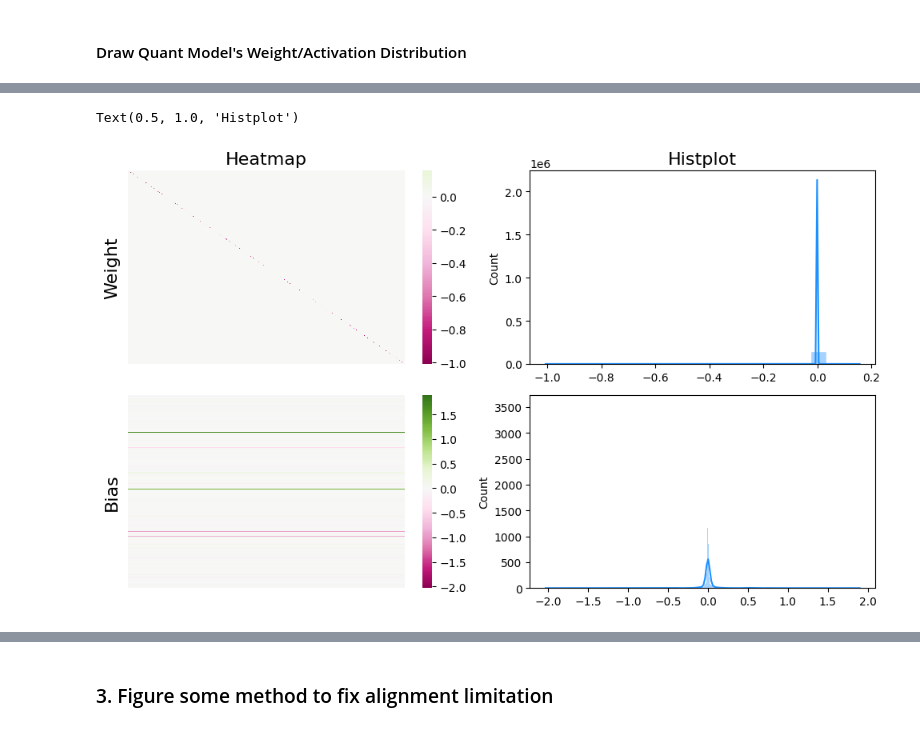
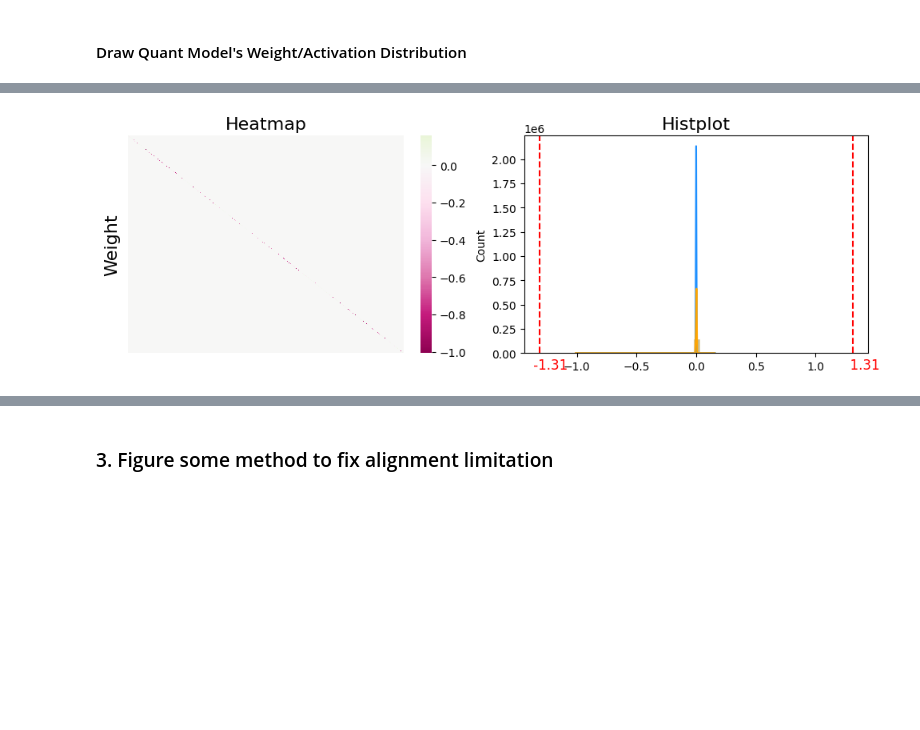
Before and after one commit to scott306lr/ResMLP_QAT, a Jupyter notebook: model_analyze.ipynb, the cells around one changed output, grey strips where cells are left out. Saved outputs shown, nothing was run; the diff lists cells and outputs as text; code cells hidden in the pictures; blank space fills up the shorter version.

```diff
--- a/model_analyze.ipynb
+++ b/model_analyze.ipynb
@@ -183,11 +181,14 @@ Calibrate: [0/4]        Time  7.673 ( 7.673)
 # %% [markdown]
 #### Draw Quant Model's Weight/Activation Distribution
 # %%
-model = resmlp_24_v4(pretrained=True).eval()
+model = resmlp_24(pretrained=True)
 qmodel = q_resmlp_v4(model)
 # %%
 print("Calibrating...") #to obtain scale
 data_loader = getTrainData(dataset='imagenet', path="E:\datasets\imagenet", batch_size=32, data_percentage=0.001)
-calibrate(data_loader, qmodel)
+calibrate(data_loader, qmodel, eval=False)
+
+for name, layer in qmodel.named_modules():
+    layer.requires_grad = False
 # %% [output]
 Calibrating...
@@ -203,40 +211,50 @@ AttributeError: 'QInner' object has no attribute 'in_features'
 # %%
-model.cpu()
-name, layer = get_linear_layers(model.blocks[0])[0]
+def plot_quantized_layer(qmodel, BLOCK, LAYER, save=False):
+    name, layer = get_linear_layers(qmodel.blocks[BLOCK])[LAYER]
 
-plt.rcParams["figure.figsize"] = [10, 6]
-plt.rcParams["figure.autolayout"] = True
+    plt.rcParams["figure.figsize"] = [10, 3.5]
+    plt.rcParams["figure.autolayout"] = True
 
-f, axes = plt.subplots(2, 2)
-weight = layer.weight
-bias = layer.bias
+    f, axes = plt.subplots(1, 2)
 
-# axes[0][0].set_title("bias", size=30)
-#ylabel("weight", size=30)
-# set_ylabel("weight", size=30)
+    weight = layer.weight
+    qweight = layer.w_int*layer.observer.scale
 
-weight = weight.detach().numpy()
-x1 = weight.flatten()
-sns.heatmap(weight, center=0, cmap="PiYG", xticklabels=False, yticklabels=False, ax=axes[0][0])
-sns.histplot(x1, color="dodgerblue", kde=True,
-    alpha=.4, edgecolor=(1, 1, 1), ax=axes[0][1])
+    weight = weight.detach().numpy()
+    x1 = weight.flatten()
 
-if bias is not None:
-    bias = bias.detach().numpy().reshape(-1, 1)
-    x2 = bias.flatten()
-    if len(bias.shape) == 1:
-        bias = bias.repeat(bias.shape[0], 1)
+    qweight = qweight.detach().numpy()
+    x2 = qweight.flatten()
+    sns.heatmap(weight, center=0, cmap="PiYG", xticklabels=False, yticklabels=False, ax=axes[0])
+    sns.histplot(x1, color="dodgerblue", kde=True,
+        alpha=.4, edgecolor=(1, 1, 1), ax=axes[1])
+    sns.histplot(x2, color="orange", kde=True,
+        alpha=.4, edgecolor=(1, 1, 1), ax=axes[1])
 
-    sns.heatmap(bias, center=0, cmap="PiYG", xticklabels=False, yticklabels=False, ax=axes[1][0])
-    sns.histplot(x2, color="dodgerblue", kde=True,
-        alpha=.4, edgecolor=(1, 1, 1), ax=axes[1][1])
+    axes[0].set_ylabel('Weight', size=16)
+    axes[0].set_title("Heatmap", size=16)
+    axes[1].set_title("Histplot", size=16)
 
+    scale = layer.observer.scale.detach().numpy()
+    l, r = scale*layer.Qn, scale*layer.Qp
+    plt.axvline(l, color="red", linestyle="--")
+    plt.axvline(r, color="red", linestyle="--")
 
-axes[0][0].set_ylabel('Weight', size=16)
-axes[1][0].set_ylabel('Bias', size=16)
+    trans = axes[1].get_xaxis_transform()
+    plt.text(l, -.02, "{:10.2f}".format(l), transform=trans, ha='center', va='top', color="red", fontsize=12)
+    plt.text(r, -.02, "{:10.2f}".format(r), transform=trans, ha='center', va='top', color="red", fontsize=12)
 
-axes[0][0].set_title("Heatmap", size=16)
-axes[0][1].set_title("Histplot", size=16)
+# save to folder
+    if save:
+        _ = plt.savefig(f"reports/v3_quant_compare/layer_{BLOCK}_{LAYER}.png", dpi=300)
+        plt.close()
+    else:
+        plt.show()
+
+# for i in range(24):
+#     for j in range(6):
+#         plot_quantized_layer(qmodel, i, j, save=True)
+qmodel.cpu()
+plot_quantized_layer(qmodel, 0, 0, save=False)
 # %% [output]
-Text(0.5, 1.0, 'Histplot')
-[figure, old version]
+[figure, new version]
```
Also changed, not shown: parts of 14 cells of this notebook, 3 other files.
